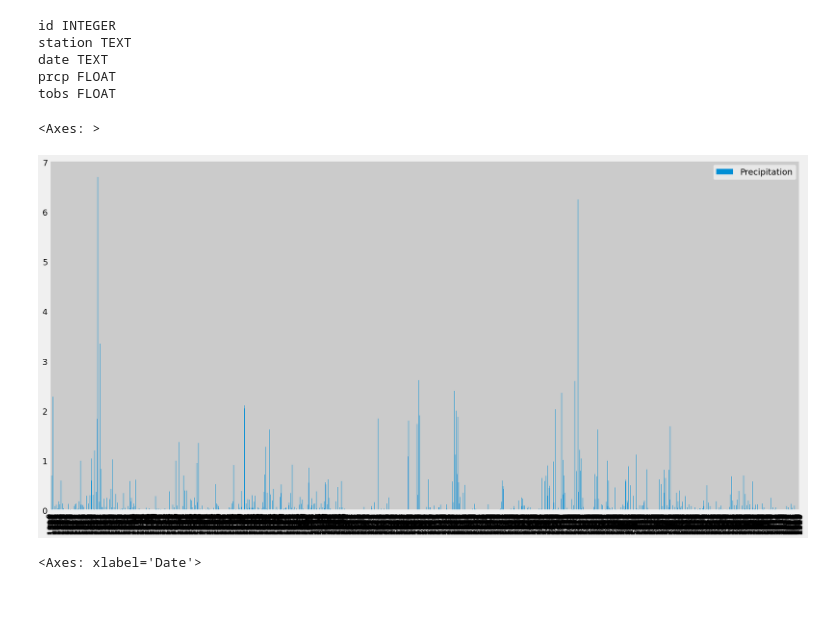
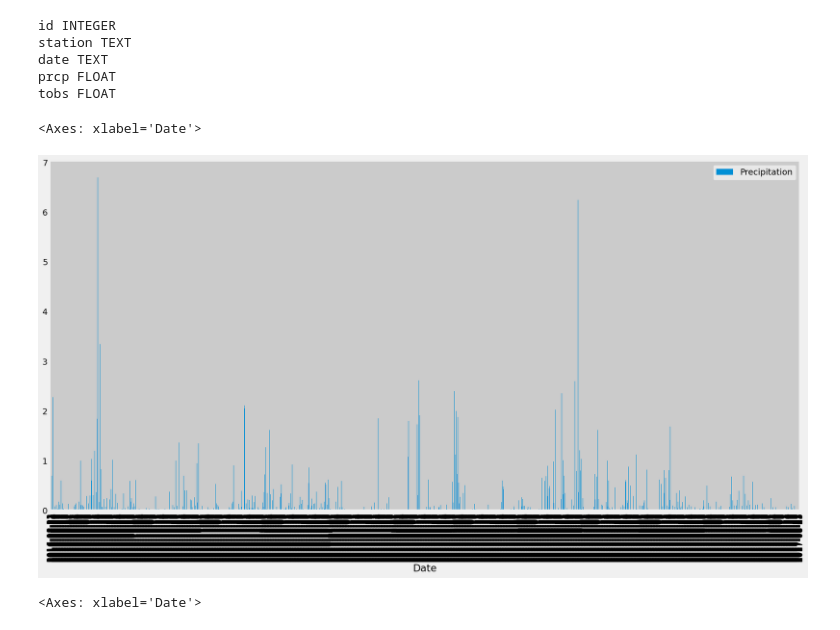
Before and after one commit to downleft/sqlalchemy-challenge, a Jupyter notebook: SurfsUp/climate_starter.ipynb, the cells around one changed output. Drawn from its saved outputs; the diff is of its cells as text; code cells hidden in the pictures; blank space fills up the shorter version.

```diff
--- a/SurfsUp/climate_starter.ipynb
+++ b/SurfsUp/climate_starter.ipynb
@@ -71,25 +71,25 @@ tobs FLOAT
 # %%
 # Design a query to retrieve the last 12 months of precipitation data and plot the results.
 # Starting from the most recent data point in the database.
 
 # Calculate the date one year from the last date in data set.
 anniversary = dt.date(2017, 8, 23) - dt.timedelta(days = 365)
 
 # Perform a query to retrieve the data and precipitation scores
 sel = [Measurement.date, Measurement.prcp]
 year_data = session.query(*sel).filter(func.strftime(Measurement.date) >= anniversary).all()
 
 # Save the query results as a Pandas DataFrame. Explicitly set the column names
 year_df = pd.DataFrame(year_data, columns = ["Date", "Precipitation"])
 
 # Sort the dataframe by date
-year_df = year_df.sort_values(by = "Date")
+year_df = year_df.sort_values(by = "Date").set_index("Date")
 
 # Use Pandas Plotting with Matplotlib to plot the data
 year_df.plot(kind = "bar", grid = True, stacked = True, figsize = (20,10), linewidth = 0.1)
 # %% [output]
-<Axes: >
+<Axes: xlabel='Date'>
-[figure, old version]
+[figure, new version]
 # %%
 year_df = year_df.groupby(["Date"]).max()
 year_df.plot(kind = "bar", grid = True, stacked = True, figsize = (40,20), linewidth = 1)
```
Also changed, not shown: parts of 1 cell of this notebook, 1 other file.
